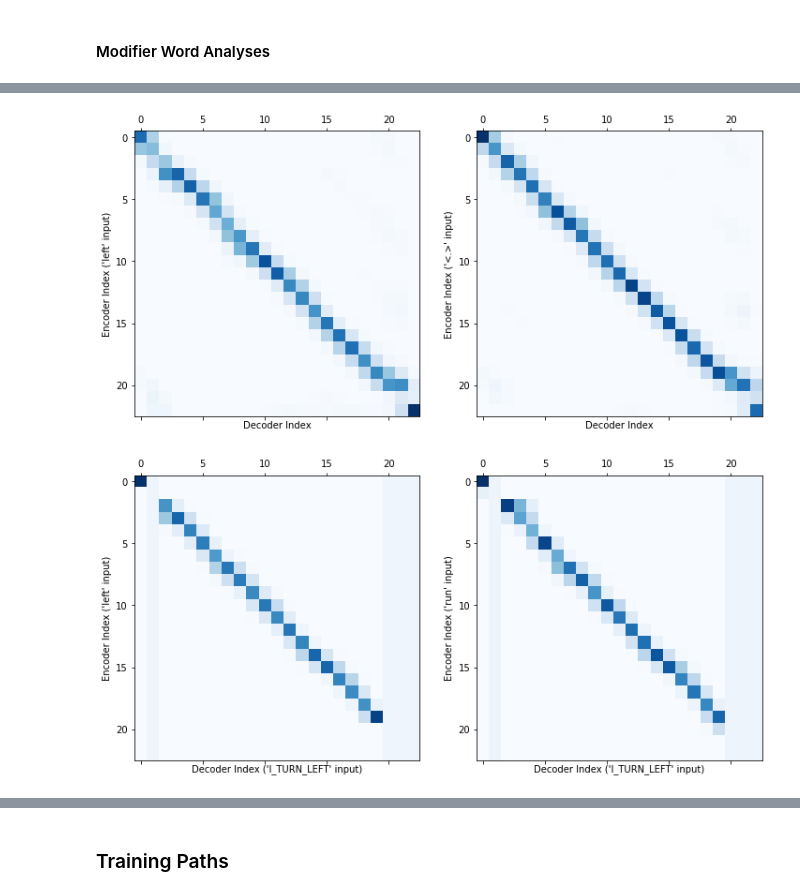
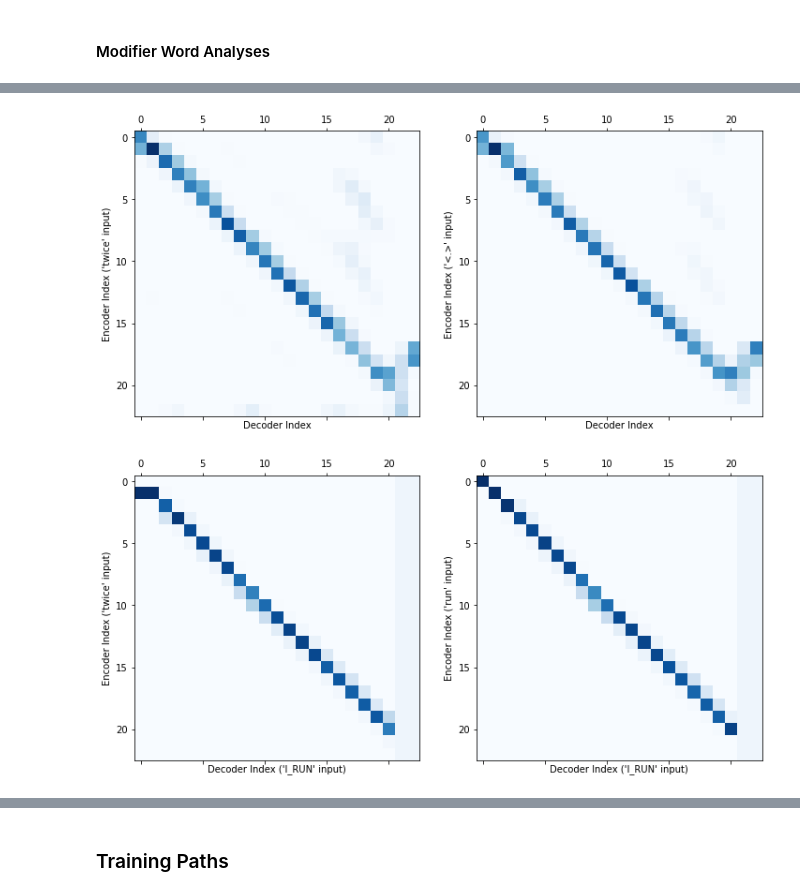
Before and after one commit to kaitken17/understand_nlp, a Jupyter notebook: sythetic_analysis_seq2seq.ipynb, the cells around one changed output, grey strips where cells are left out. Drawn from its saved outputs; the diff is of its cells as text; code cells hidden in the pictures.

```diff
--- a/sythetic_analysis_seq2seq.ipynb
+++ b/sythetic_analysis_seq2seq.ipynb
@@ -1279,6 +1321,7 @@ def positional_encoding(seq, scale=50, amp=1.0, rot=None):
 
   return np.repeat(pos_enc[np.newaxis, :, :], seq.shape[0], axis=0)
 # %%
+run_tests = True
 if run_tests:
 
   seed = 342343
@@ -1294,6 +1337,8 @@ if run_tests:
       'var_length': True,
       'min_phrase_len': 25,
       'loss_type': 'XE',
+      'pad_dim': True,
+      'emb_dim': 10,
       'rules': [None,] # prev0
     }
 
@@ -1333,7 +1378,8 @@ if run_tests:
   rnn_specs['out_len'] = syn_data['labels'].shape[1]
 
   print('Vocab:', toy_params['in_words'])
-  print('Sythetic lengths:', syn_data['index'])
+  print('Sythetic in lengths:', syn_data['in_index'])
+  print('Sythetic out lengths:', syn_data['out_index'])
 
   # Initialize the optimizer.
   init_fun, apply_fun, mask_fun, loss_fun, accuracy_fun = build_rnn(rnn_specs)
@@ -1349,7 +1395,7 @@ if run_tests:
     rnn_params, readout_params = initial_params
 
   # cell = build_cell(rnn_specs)
-  out_logits = apply_fun(initial_params, syn_data['inputs'])
+  out_logits, attn_matrix = apply_fun(initial_params, syn_data['inputs'], syn_data['in_index'], return_att_matrix=True)
 
   print('Output logits shape:', out_logits.shape)
   print('Output logits:', out_logits)
@@ -1695,7 +1751,7 @@ def build_cell(rnn_specs):
 
 # Some helper functions to collect RNN hidden states.
 @jax.jit
-def _get_all_states(inputs, params):
+def _get_all_states(inputs, in_masks, params):
   """Get RNN states in response to a batch of inputs (also returns masked states)."""
   print('Get all states with arch:', rnn_specs['arch'])
 
@@ -1740,7 +1796,7 @@ def _get_all_states(inputs, params):
     dec_seq_size = (inputs.shape[0], rnn_specs['out_len'], len(toy_params['out_words'])) # (batch size, phrase len, output word size)
 
     print('Running attnh with pos_enc:', rnn_specs['pos_enc_params']['pos_enc'])
-    return encode_decode_attnh(initial_states, inputs, rnn_apply, functools.partial(readout_apply, readout_params),
+    return encode_decode_attnh(initial_states, inputs, in_masks, rnn_apply, functools.partial(readout_apply, readout_params),
                              return_hidden=True, zero_context=rnn_specs['zero_context'], variable_len=toy_params['var_length'],
                              dec_seq_size=dec_seq_size, pos_enc_params=rnn_specs['pos_enc_params'])
   elif rnn_specs['arch'] == 'one_to_one':
@@ -1751,7 +1807,7 @@ def _get_all_states(inputs, params):
 
 def rnn_states(batch, params, only_final=False):
   """Return RNN states."""
-  states = _get_all_states(batch['inputs'], params)
+  states = _get_all_states(batch['inputs'], batch['in_index'], params)
   if only_final: # returns only the final hidden state
     raise NotImplementedError
   else:
@@ -2070,7 +2126,7 @@ for hs_idx in hs_idxs: # Plots example paths
 # plt.plot(pca_states[pc1], pca_states[pc2], c = 'k', marker='o', alpha=0.01, label='Hidden sates')
 
 # Plots readout direction
-readout_type = 'hs' # 'att' or 'hs'
+readout_type = 'att' # 'att' or 'hs'
 readout_plot = readout if readout_type == 'att' else readout_dec
 pca_ro = pca.transform(readout_plot)
 pca_zero = pca.transform(np.atleast_2d(np.zeros((rnn_specs['hidden_size'],)))).T
@@ -3519,8 +3575,8 @@ for time_idx in range(enc_len): # Encoder
   for word_idx in range(len(time_hs_word)):
     if len(time_hs_word[word_idx]) > 0:
       avg_hs_word_enc[word_idx, time_idx, :] = np.mean(np.asarray(time_hs_word[word_idx]), axis=0)
-    else:
-      print(f'Enc zero length for time {time_idx} and word_idx {word_idx}.')
+    # else:
+    #   print(f'Enc zero length for time {time_idx} and word_idx {word_idx}.')
 for time_idx in range(dec_len): # Decoder
   time_hs_word = [[] for _ in range(len(toy_params['out_words_pp']))]
   for h, out in zip(hs['all'], hs_data['labels']):
@@ -3532,5 +3588,5 @@ for time_idx in range(dec_len): # Decoder
   for word_idx in range(len(time_hs_word)):
     if len(time_hs_word[word_idx]) > 0:
       avg_hs_word_dec[word_idx, time_idx, :] = np.mean(np.asarray(time_hs_word[word_idx]), axis=0)
-    else:
-      print(f'Dec zero length for time {time_idx + enc_len} and word_idx {word_idx}.')
+    # else:
+    #   print(f'Dec zero length for time {time_idx + enc_len} and word_idx {word_idx}.')
@@ -3555,6 +3593,6 @@ Dec zero length for time 45 and word_idx 4.
 # %%
 # Encoder to compare
-words = ['left', '<.>'] #['<.>', 'left']
+words = ['twice', '<.>'] #['<.>', 'left']
 
 # Decoder to compare to
 dec_seq_word = '<avg>'
@@ -3566,51 +3604,51 @@ if dec_seq_word == '<avg>': # Calculates and compares to average decoder sequenc
   dec_seq = np.zeros((hs['all'][0].shape))
   for time_idx in range(hs['all'][0].shape[0]):
     time_hs = np.asarray([hs['all'][i][time_idx] for i in range(len(hs['all']))])
     dec_seq[time_idx] = np.mean(time_hs, axis=0)
 else:
   dec_seq =  hs['special'][toy_params['out_words'].index(dec_seq_word)]
 
 fig, axs = plt.subplots(1, 2, figsize=(12, 6))
 
 for word, ax in zip(words, axs):
   # Attention matrix from mean input states
   # attn_matrix = np.zeros((enc_len, dec_len))
   # print('Word index:', toy_params['in_words'].index(word))
   # # Encoder sequence from chosen special word
   # enc_seq = hs['special'][toy_params['in_words'].index(word)][:enc_len, :]
   # for seq_idx in range(dec_len):
   #   attn_matrix[:, seq_idx] = softmax(np.dot(enc_seq, dec_seq[enc_len + seq_idx, :]))
 
   attn_matrix = np.zeros((len(hs['all']), enc_len, dec_len))
   for h_idx in range(len(hs['all'])):
     enc_seq = hs['special'][toy_params['in_words'].index(word)][:enc_len, :]
     for seq_idx in range(dec_len):
       attn_matrix[h_idx, :, seq_idx] = softmax(np.dot(enc_seq, hs['all'][h_idx][enc_len + seq_idx]))
 
   attn_matrix = np.mean(attn_matrix, axis=0)
 
   ax.matshow(attn_matrix, cmap=plt.cm.Blues)
   ax.set_ylabel(f'Encoder Index (\'{word}\' input)')
   ax.set_xlabel('Decoder Index')
 # %% [output]
-[figure, old version]
+[figure, new version]
 # %%
 # Encoder to compare
-enc_seq_words = ['left', 'run']
+enc_seq_words = ['twice', 'run']
 
 # Decoder to compare to
-dec_seq_words = ['I_TURN_LEFT', 'I_TURN_LEFT']
+dec_seq_words = ['I_RUN', 'I_RUN']
 
 enc_len = hs_data['inputs'][0].shape[0]
 dec_len = hs_data['labels'][0].shape[0]
 
-if enc_seq_word == '<avg>': # Calculates and compares to average decoder sequence
-  enc_seq = np.zeros((hs['all'][0].shape))
-  for time_idx in range(hs['all'][0].shape[0]):
-    time_hs = np.asarray([hs['all'][i][time_idx] for i in range(len(hs['all']))])
-    enc_seq[time_idx] = np.mean(time_hs, axis=0)
-else:
-  enc_seq =  hs['special'][toy_params['in_words'].index(enc_seq_word)]
+# if enc_seq_word == '<avg>': # Calculates and compares to average decoder sequence
+#   enc_seq = np.zeros((hs['all'][0].shape))
+#   for time_idx in range(hs['all'][0].shape[0]):
+#     time_hs = np.asarray([hs['all'][i][time_idx] for i in range(len(hs['all']))])
+#     enc_seq[time_idx] = np.mean(time_hs, axis=0)
+# else:
+#   enc_seq =  hs['special'][toy_params['in_words'].index(enc_seq_word)]
 
 fig, axs = plt.subplots(1, 2, figsize=(12, 6))
 
@@ -3643,7 +3681,7 @@ for enc_word, dec_word, ax in zip(enc_seq_words, dec_seq_words, axs):
   ax.set_ylabel(f'Encoder Index (\'{enc_word}\' input)')
   ax.set_xlabel(f'Decoder Index (\'{dec_word}\' input)')
 # %% [output]
-[figure, old version]
+[figure, new version]
 # %%
 look_dist = 3 # How many squares to look ahead/behind
 enc_len = hs_data['inputs'][0].shape[0]
```
Also changed, not shown: parts of 27 cells of this notebook.
